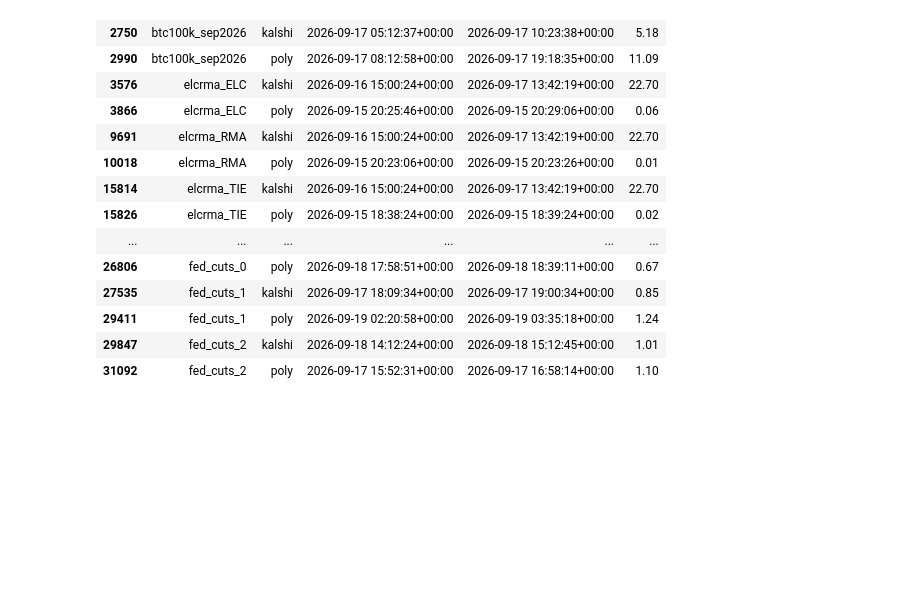
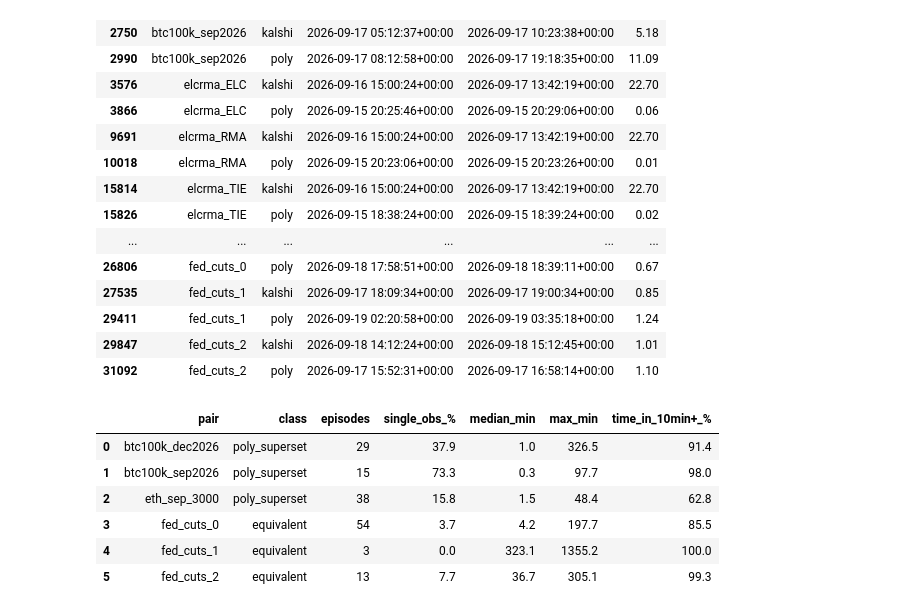
Before and after one commit to MobinHariri/kalshi-polymarket-microstructure, a Jupyter notebook: 02_analysis.ipynb, the cells around one changed output. Drawn from its saved outputs; the diff is of its cells as text; code cells hidden in the pictures; blank space fills up the shorter version.

Commit message:
Persistence episodes split at collection gaps

```diff
--- a/02_analysis.ipynb
+++ b/02_analysis.ipynb
@@ -286,3 +286,38 @@ runs.loc[runs.groupby(["pair_id", "venue"]).hours.idxmax(), ["pair_id", "venue",
 | 29411 | fed_cuts_1 | poly | 2026-09-19 02:20:58+00:00 | 2026-09-19 03:35:18+00:00 | 1.24 |
 | 29847 | fed_cuts_2 | kalshi | 2026-09-18 14:12:24+00:00 | 2026-09-18 15:12:45+00:00 | 1.01 |
 | 31092 | fed_cuts_2 | poly | 2026-09-17 15:52:31+00:00 | 2026-09-17 16:58:14+00:00 | 1.10 |
+# %%
+EQUIV = {"btc100k_dec2026": "poly_superset", "btc100k_sep2026": "poly_superset",
+         "eth_sep_3000": "poly_superset",
+         "fed_cuts_0": "equivalent", "fed_cuts_1": "equivalent", "fed_cuts_2": "equivalent"}
+
+def episodes(m, gap="60s"):
+    m = m.sort_values("ts")
+    prof = m.net_exec > 0
+    new_seg = m.ts.diff() > pd.Timedelta(gap)                 # collection gap ends an episode
+    start = prof & (~prof.shift(fill_value=False) | new_seg)  # where each episode begins
+    ep_id = start.cumsum().where(prof)                        # episode number, blank outside
+    e = m[prof].groupby(ep_id[prof]).ts.agg(start="min", end="max", n="size")
+    e["minutes"] = ((e.end - e.start).dt.total_seconds() + 20) / 60
+    return e
+
+rows = []
+for p, m in results.items():
+    e = episodes(m)
+    if e.empty:
+        continue
+    rows.append({"pair": p, "class": EQUIV[p],
+                 "episodes": len(e),
+                 "single_obs_%": round((e.n == 1).mean() * 100, 1),
+                 "median_min": round(e.minutes.median(), 1),
+                 "max_min": round(e.minutes.max(), 1),
+                 "time_in_10min+_%": round(e.n[e.minutes >= 10].sum() / e.n.sum() * 100, 1)})
+pd.DataFrame(rows)
+# %% [output]
+|  | pair | class | episodes | single_obs_% | median_min | max_min | time_in_10min+_% |
+| 0 | btc100k_dec2026 | poly_superset | 29 | 37.9 | 1.0 | 326.5 | 91.4 |
+| 1 | btc100k_sep2026 | poly_superset | 15 | 73.3 | 0.3 | 97.7 | 98.0 |
+| 2 | eth_sep_3000 | poly_superset | 38 | 15.8 | 1.5 | 48.4 | 62.8 |
+| 3 | fed_cuts_0 | equivalent | 54 | 3.7 | 4.2 | 197.7 | 85.5 |
+| 4 | fed_cuts_1 | equivalent | 3 | 0.0 | 323.1 | 1355.2 | 100.0 |
+| 5 | fed_cuts_2 | equivalent | 13 | 7.7 | 36.7 | 305.1 | 99.3 |
```
